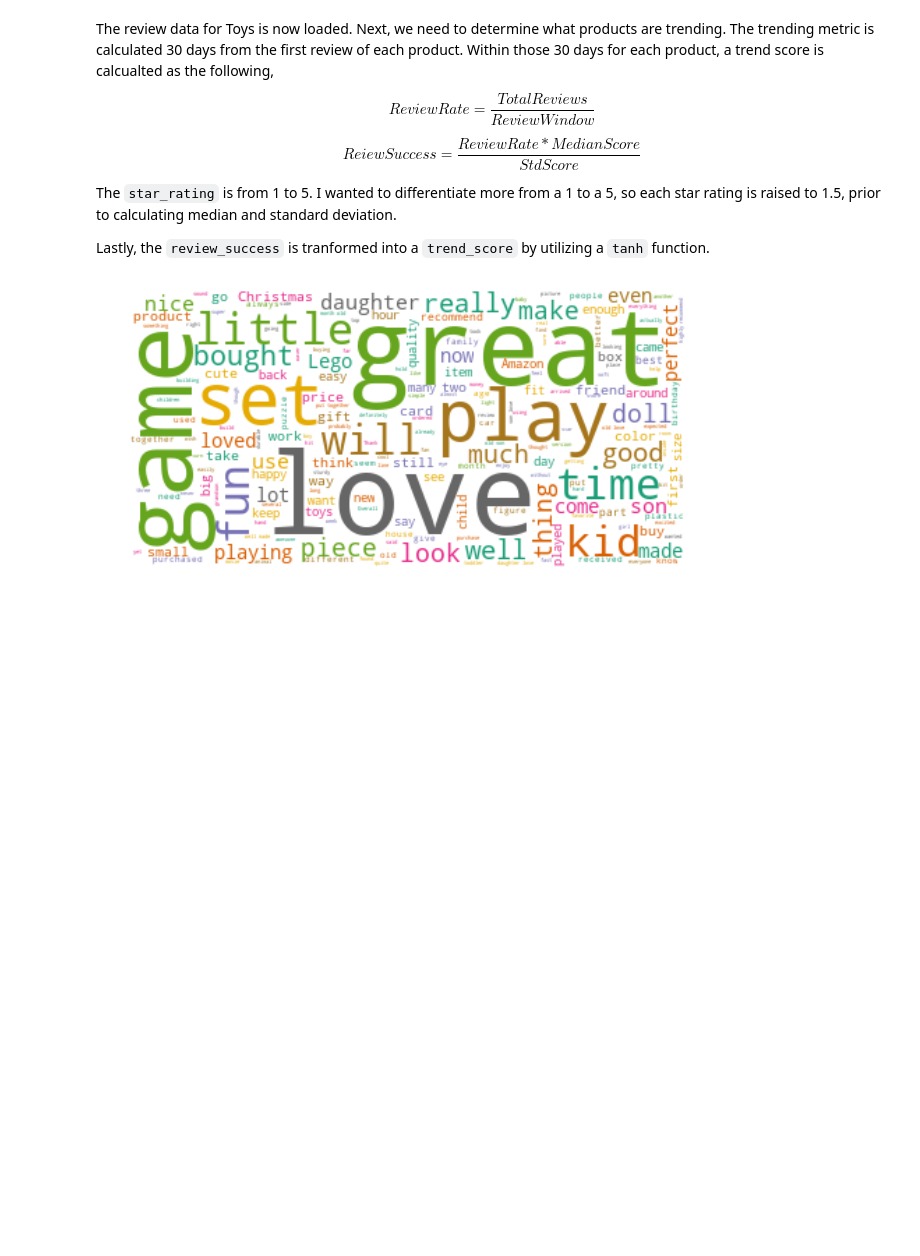
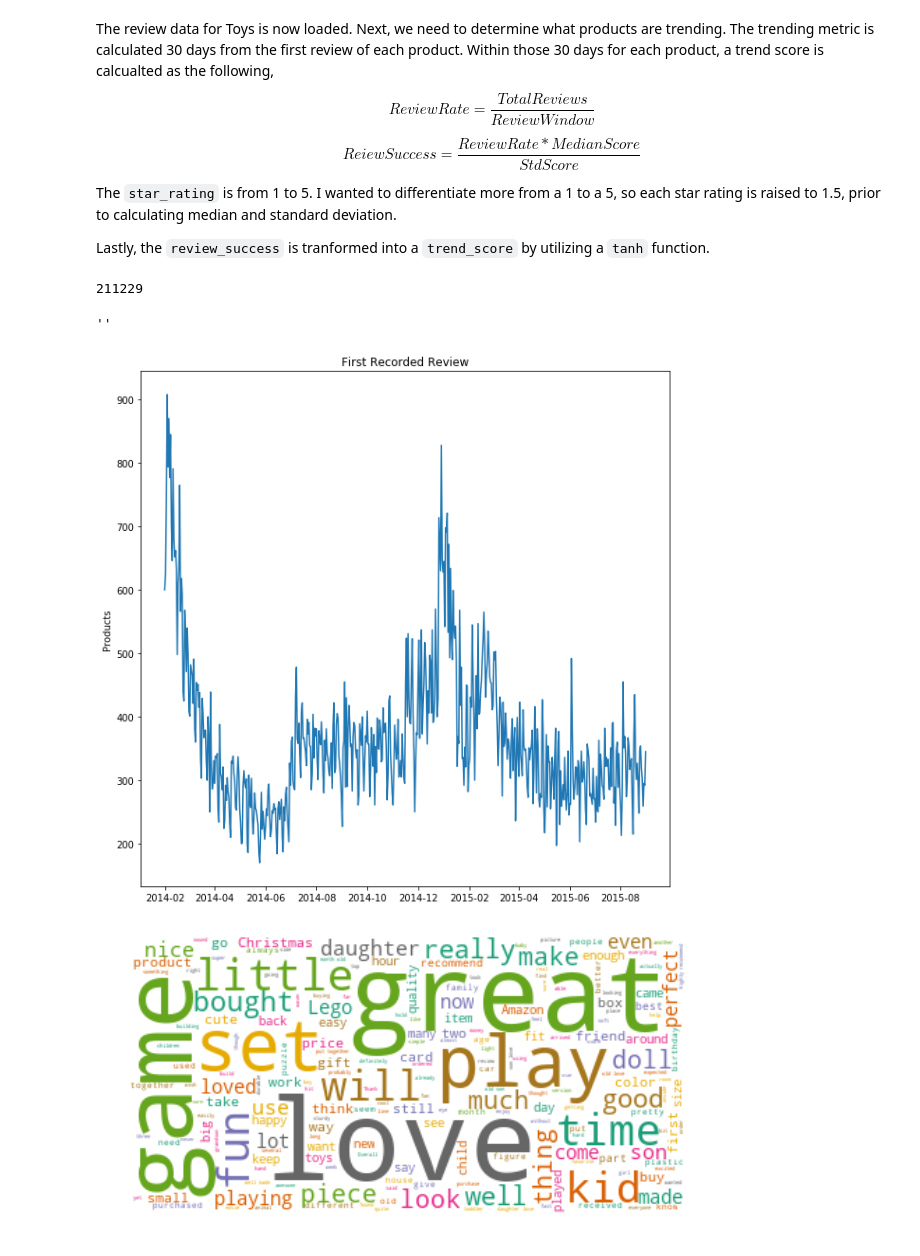
Before and after one commit to jason-sa/amazon_product_trend_classification, a Jupyter notebook: py_files/Amazon_Reviews_Load_Data.ipynb, the cells around one changed output. Drawn from its saved outputs; the diff is of its cells as text; code cells hidden in the pictures; blank space fills up the shorter version.

```diff
--- a/py_files/Amazon_Reviews_Load_Data.ipynb
+++ b/py_files/Amazon_Reviews_Load_Data.ipynb
@@ -57,8 +57,26 @@ The `star_rating` is from 1 to 5. I wanted to differentiate more from a 1 to a 5
 Lastly, the `review_success` is tranformed into a `trend_score` by utilizing a `tanh` function.
 # %%
 ar.calc_trend_score()
+# %%
+# unique products
+len(ar.reviews_selected_df.product_id.unique())
+# %% [output]
+211229
 # %%
 ar.create_observations()
+# %%
+date_counts = ar.obs.review_date.value_counts()
+date_counts.sort_index(inplace=True)
+# date_counts
+plt.figure(figsize=(10,10))
+plt.plot(date_counts)
+plt.ylabel('Products')
+plt.title('First Recorded Review')
+plt.savefig('../docs/img/first_recorded_review.png')
+;
+# %% [output]
+''
+[figure, added]
 # %%
 ar.obs[ar.obs.trend == 1].to_csv('../data/trending_reviews.csv')
 # %%
```
Also changed, not shown: 1 other file.
